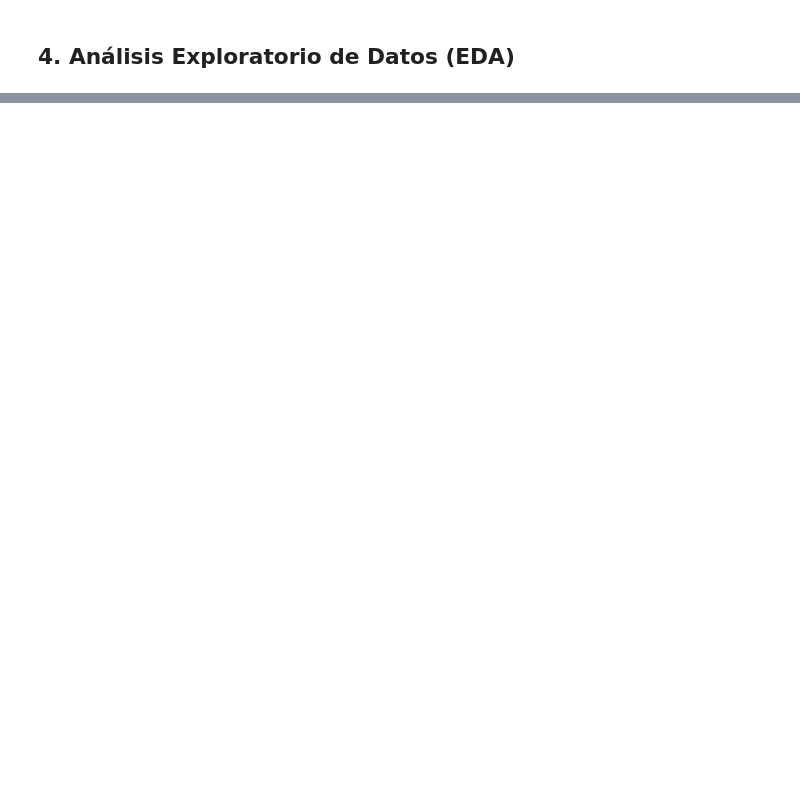
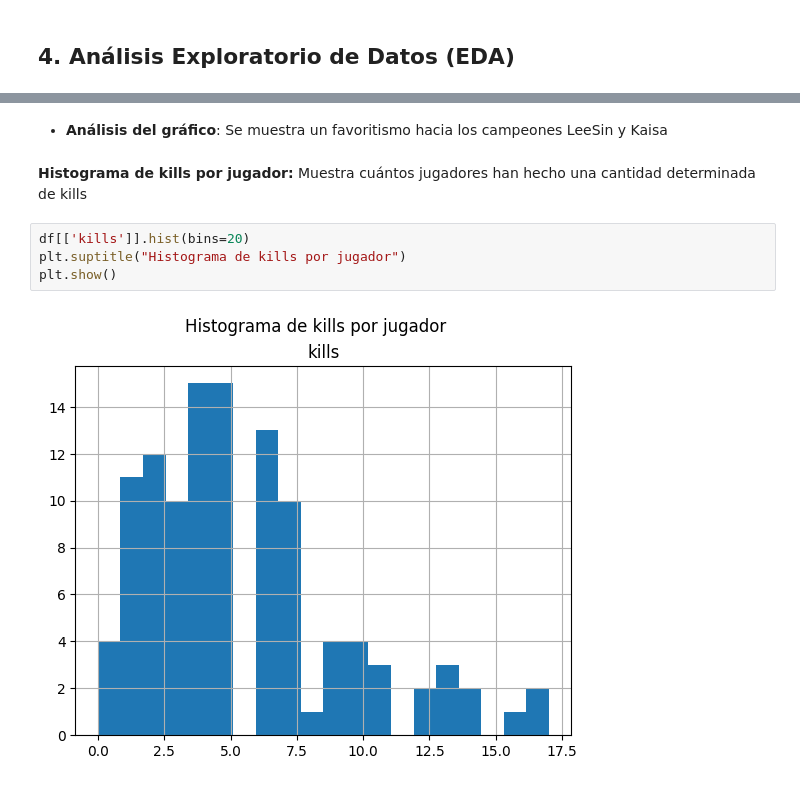
Before and after one commit to XMrDexterX/Parcial1, a Jupyter notebook: ParcialGrupal.ipynb, the cells around one changed output, grey strips where cells are left out. Drawn from its saved outputs; the diff is of its cells as text; blank space fills up the shorter version.

Commit message:
Limpieza y análisis de los datos

```diff
--- a/ParcialGrupal.ipynb
+++ b/ParcialGrupal.ipynb
@@ -191,0 +255,10 @@ plt.show()
+# %% [markdown]
+- **Análisis del gráfico**: Se muestra un favoritismo hacia los campeones LeeSin y Kaisa
+# %% [markdown]
+**Histograma de kills por jugador:** Muestra cuántos jugadores han hecho una cantidad determinada de kills
+# %%
+df[['kills']].hist(bins=20)
+plt.suptitle("Histograma de kills por jugador")
+plt.show()
+# %% [output]
+[figure, added]
```
Also changed, not shown: parts of 29 cells of this notebook, 2 other files.
